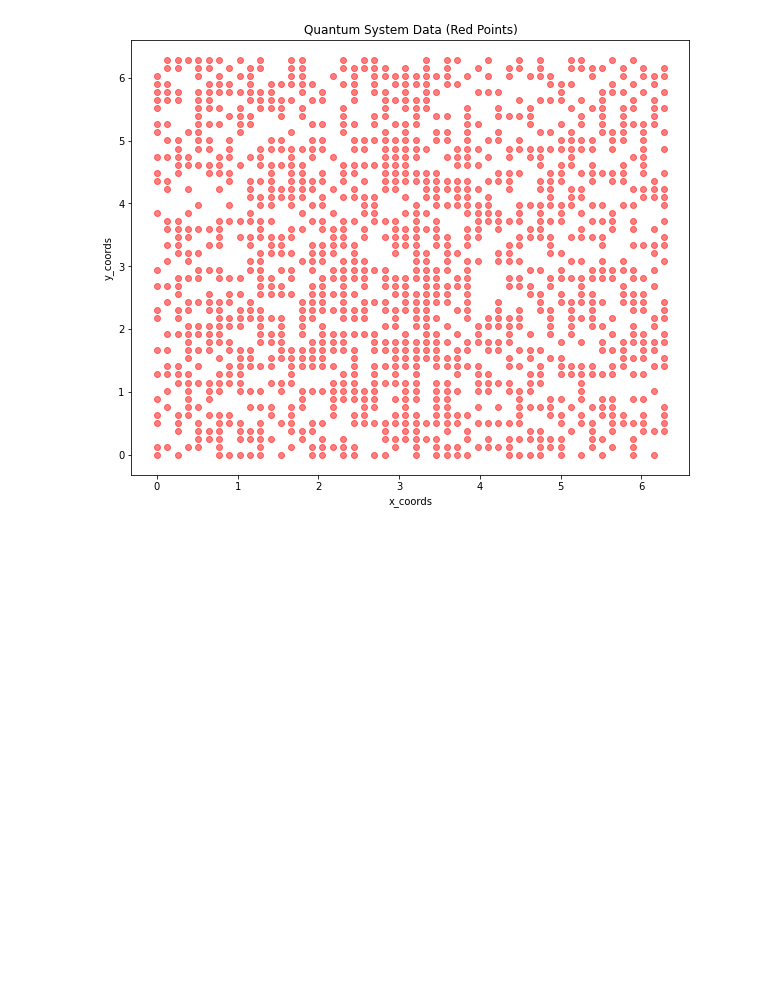
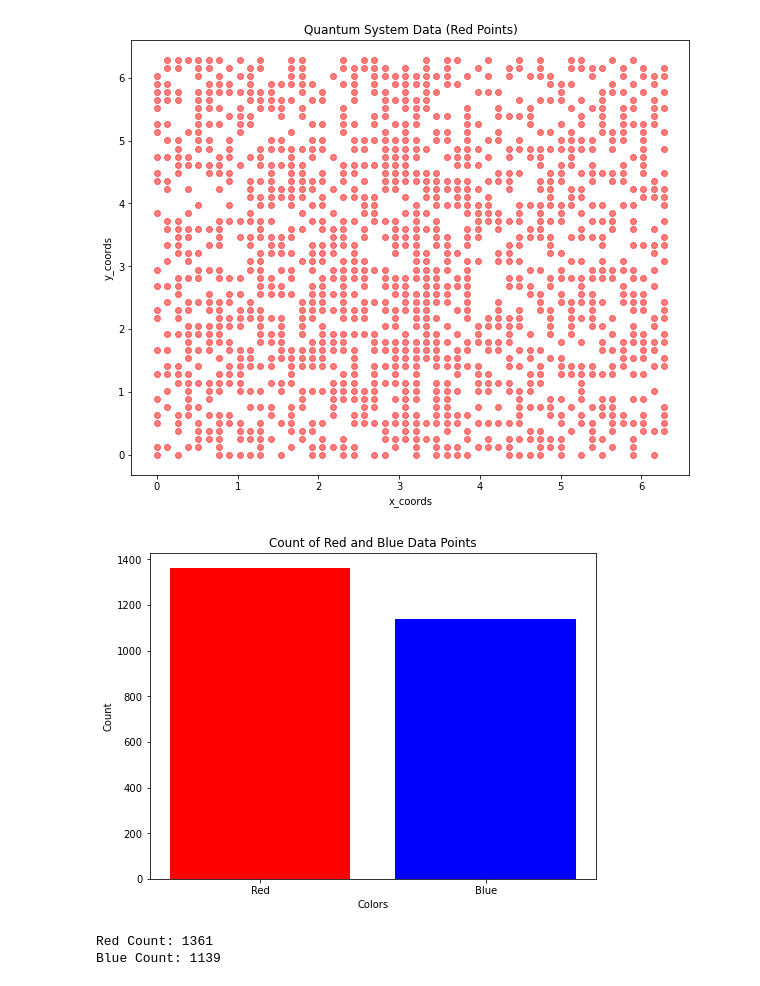
Before and after one commit to hoang-nguyen13/Patent-Pending, a Jupyter notebook: machine_learning.ipynb, the cells around one changed output. Cells and saved outputs as stored; diff of their text form; code cells hidden in the pictures; blank space fills up the shorter version.

```diff
--- a/machine_learning.ipynb
+++ b/machine_learning.ipynb
@@ -80,3 +81,22 @@ plt.title('Quantum System Data (Red Points)')
 plt.show()
 # %% [output]
 [figure]
+# %%
+red_count = colors.count('red')
+blue_count = colors.count('blue')
+
+# Create a bar plot to visualize the counts
+plt.figure(figsize=(8, 6))
+plt.bar(['Red', 'Blue'], [red_count, blue_count], color=['red', 'blue'])
+plt.xlabel('Colors')
+plt.ylabel('Count')
+plt.title('Count of Red and Blue Data Points')
+plt.show()
+
+# Print the counts
+print(f'Red Count: {red_count}')
+print(f'Blue Count: {blue_count}')
+# %% [output]
+[figure, added]
+Red Count: 1361
+Blue Count: 1139
```
Also changed, not shown: parts of 5 cells of this notebook.
